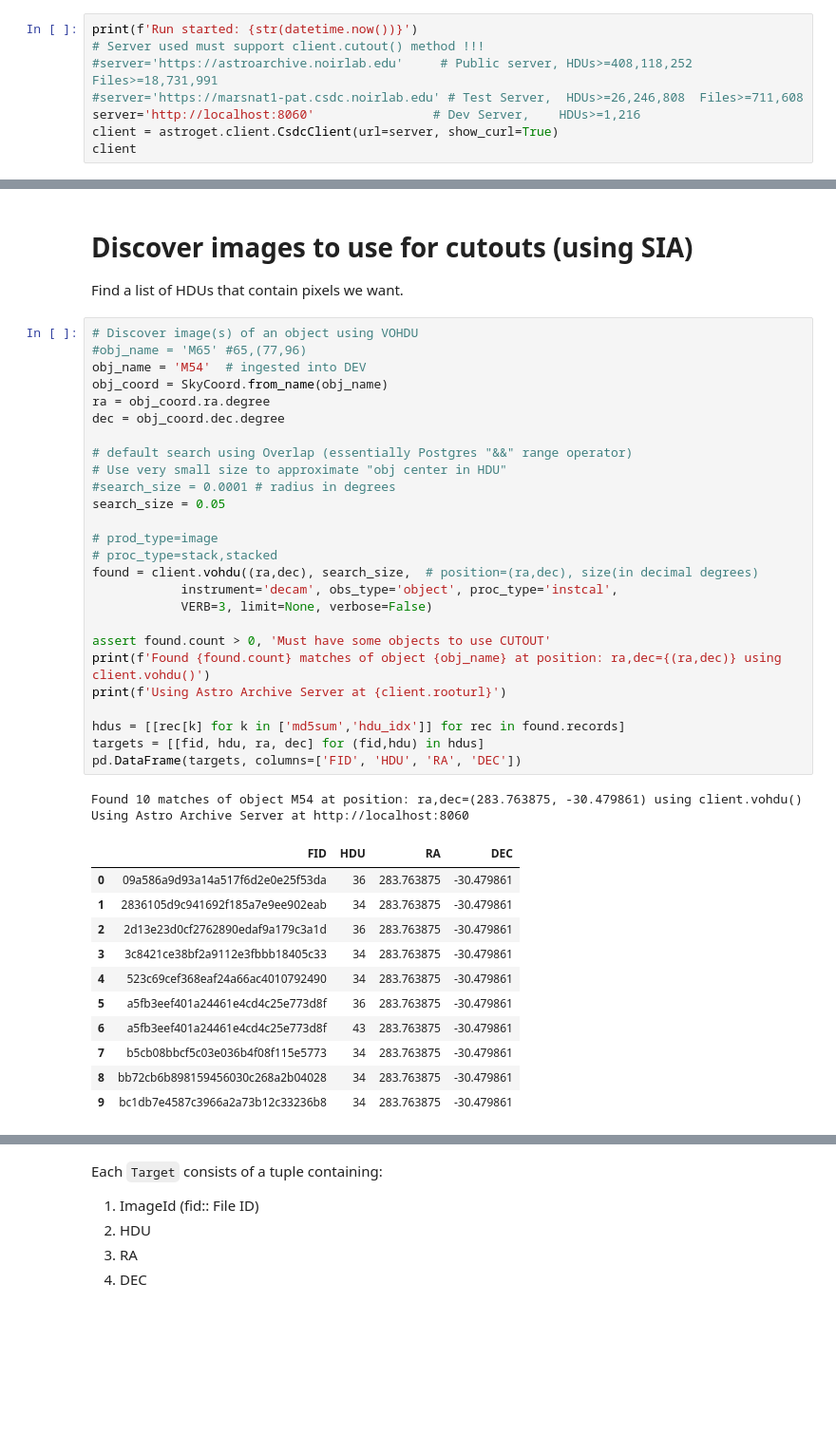
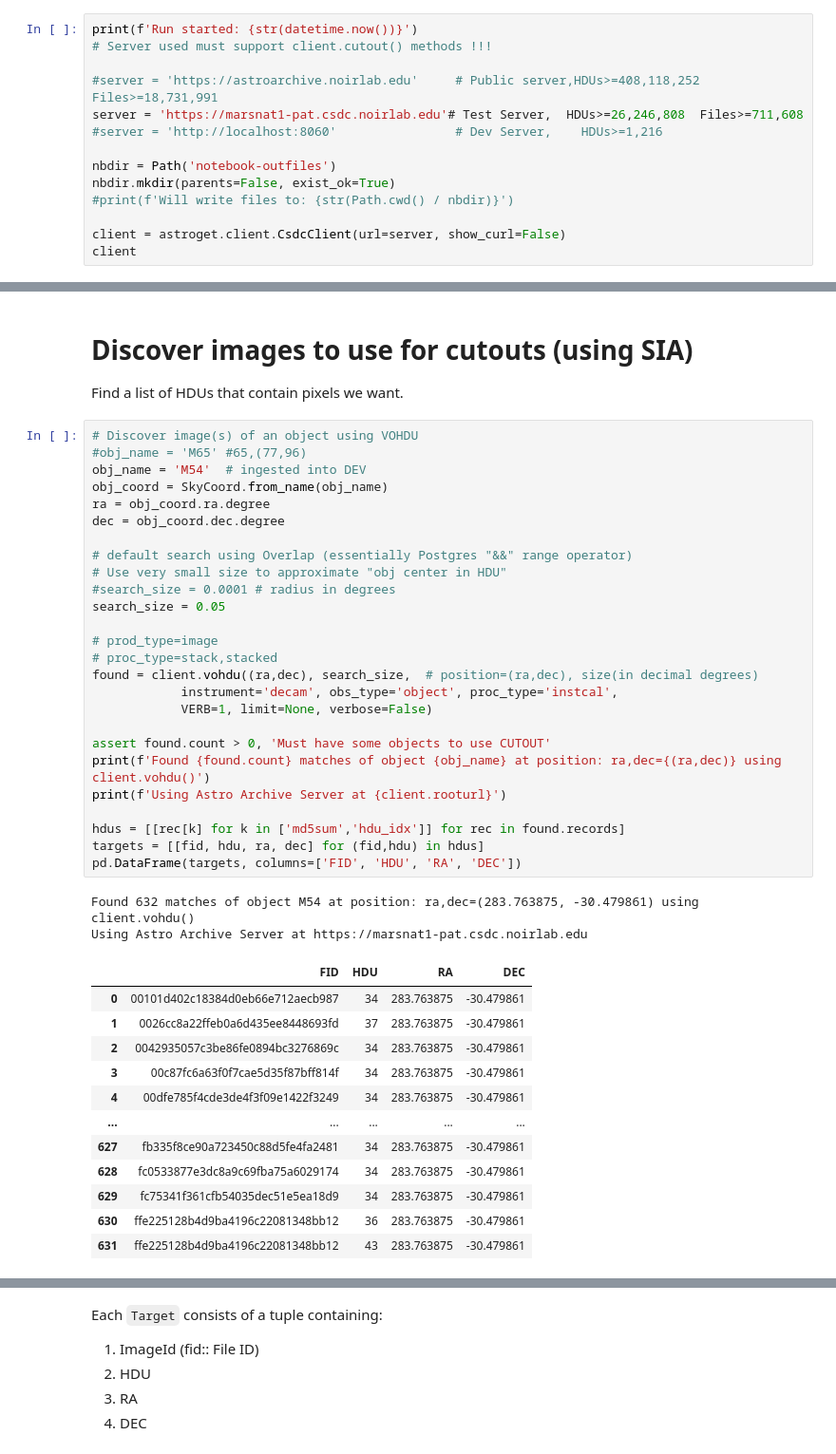
Before and after one commit to NOAO/astroget, a Jupyter notebook: astroget/notebooks/cutouts-examples.ipynb, the cells around one changed output, grey strips where cells are left out. Shown: that part at 95% size. Drawn from its saved outputs; the diff is of its cells as text; blank space fills up the shorter version.

```diff
--- a/astroget/notebooks/cutouts-examples.ipynb
+++ b/astroget/notebooks/cutouts-examples.ipynb
@@ -92,9 +98,15 @@ reload(astroget.client)
 # %%
 print(f'Run started: {str(datetime.now())}')
-# Server used must support client.cutout() method !!!
-#server='https://astroarchive.noirlab.edu'     # Public server, HDUs>=408,118,252 Files>=18,731,991
-#server='https://marsnat1-pat.csdc.noirlab.edu' # Test Server,  HDUs>=26,246,808  Files>=711,608
-server='http://localhost:8060'                # Dev Server,    HDUs>=1,216
-client = astroget.client.CsdcClient(url=server, show_curl=True)
+# Server used must support client.cutout() methods !!!
+
+#server = 'https://astroarchive.noirlab.edu'     # Public server,HDUs>=408,118,252 Files>=18,731,991
+server = 'https://marsnat1-pat.csdc.noirlab.edu'# Test Server,  HDUs>=26,246,808  Files>=711,608
+#server = 'http://localhost:8060'                # Dev Server,    HDUs>=1,216
+
+nbdir = Path('notebook-outfiles')
+nbdir.mkdir(parents=False, exist_ok=True)
+#print(f'Will write files to: {str(Path.cwd() / nbdir)}')
+
+client = astroget.client.CsdcClient(url=server, show_curl=False)
 client
 # %% [output]
@@ -107,40 +119,41 @@ Find a list of HDUs that contain pixels we want.
 # %%
 # Discover image(s) of an object using VOHDU
 #obj_name = 'M65' #65,(77,96)
 obj_name = 'M54'  # ingested into DEV
 obj_coord = SkyCoord.from_name(obj_name)
 ra = obj_coord.ra.degree
 dec = obj_coord.dec.degree
 
 # default search using Overlap (essentially Postgres "&&" range operator)
 # Use very small size to approximate "obj center in HDU"
 #search_size = 0.0001 # radius in degrees
 search_size = 0.05
 
 # prod_type=image
 # proc_type=stack,stacked
 found = client.vohdu((ra,dec), search_size,  # position=(ra,dec), size(in decimal degrees)
             instrument='decam', obs_type='object', proc_type='instcal',
-            VERB=3, limit=None, verbose=False)
+            VERB=1, limit=None, verbose=False)
 
 assert found.count > 0, 'Must have some objects to use CUTOUT'
 print(f'Found {found.count} matches of object {obj_name} at position: ra,dec={(ra,dec)} using client.vohdu()')
 print(f'Using Astro Archive Server at {client.rooturl}')
 
 hdus = [[rec[k] for k in ['md5sum','hdu_idx']] for rec in found.records]
 targets = [[fid, hdu, ra, dec] for (fid,hdu) in hdus]
 pd.DataFrame(targets, columns=['FID', 'HDU', 'RA', 'DEC'])
 # %% [output]
-Found 10 matches of object M54 at position: ra,dec=(283.763875, -30.479861) using client.vohdu()
-Using Astro Archive Server at http://localhost:8060
+Found 632 matches of object M54 at position: ra,dec=(283.763875, -30.479861) using client.vohdu()
+Using Astro Archive Server at https://marsnat1-pat.csdc.noirlab.edu
 |  | FID | HDU | RA | DEC |
-| 0 | 09a586a9d93a14a517f6d2e0e25f53da | 36 | 283.763875 | -30.479861 |
-| 1 | 2836105d9c941692f185a7e9ee902eab | 34 | 283.763875 | -30.479861 |
-| 2 | 2d13e23d0cf2762890edaf9a179c3a1d | 36 | 283.763875 | -30.479861 |
-| 3 | 3c8421ce38bf2a9112e3fbbb18405c33 | 34 | 283.763875 | -30.479861 |
-| 4 | 523c69cef368eaf24a66ac4010792490 | 34 | 283.763875 | -30.479861 |
-| 5 | a5fb3eef401a24461e4cd4c25e773d8f | 36 | 283.763875 | -30.479861 |
-| 6 | a5fb3eef401a24461e4cd4c25e773d8f | 43 | 283.763875 | -30.479861 |
-| 7 | b5cb08bbcf5c03e036b4f08f115e5773 | 34 | 283.763875 | -30.479861 |
-| 8 | bb72cb6b898159456030c268a2b04028 | 34 | 283.763875 | -30.479861 |
-| 9 | bc1db7e4587c3966a2a73b12c33236b8 | 34 | 283.763875 | -30.479861 |
+| 0 | 00101d402c18384d0eb66e712aecb987 | 34 | 283.763875 | -30.479861 |
+| 1 | 0026cc8a22ffeb0a6d435ee8448693fd | 37 | 283.763875 | -30.479861 |
+| 2 | 0042935057c3be86fe0894bc3276869c | 34 | 283.763875 | -30.479861 |
+| 3 | 00c87fc6a63f0f7cae5d35f87bff814f | 34 | 283.763875 | -30.479861 |
+| 4 | 00dfe785f4cde3de4f3f09e1422f3249 | 34 | 283.763875 | -30.479861 |
+| ... | ... | ... | ... | ... |
+| 627 | fb335f8ce90a723450c88d5fe4fa2481 | 34 | 283.763875 | -30.479861 |
+| 628 | fc0533877e3dc8a9c69fba75a6029174 | 34 | 283.763875 | -30.479861 |
+| 629 | fc75341f361cfb54035dec51e5ea18d9 | 34 | 283.763875 | -30.479861 |
+| 630 | ffe225128b4d9ba4196c22081348bb12 | 36 | 283.763875 | -30.479861 |
+| 631 | ffe225128b4d9ba4196c22081348bb12 | 43 | 283.763875 | -30.479861 |
```
Also changed, not shown: parts of 56 cells of this notebook, 5 other files.
